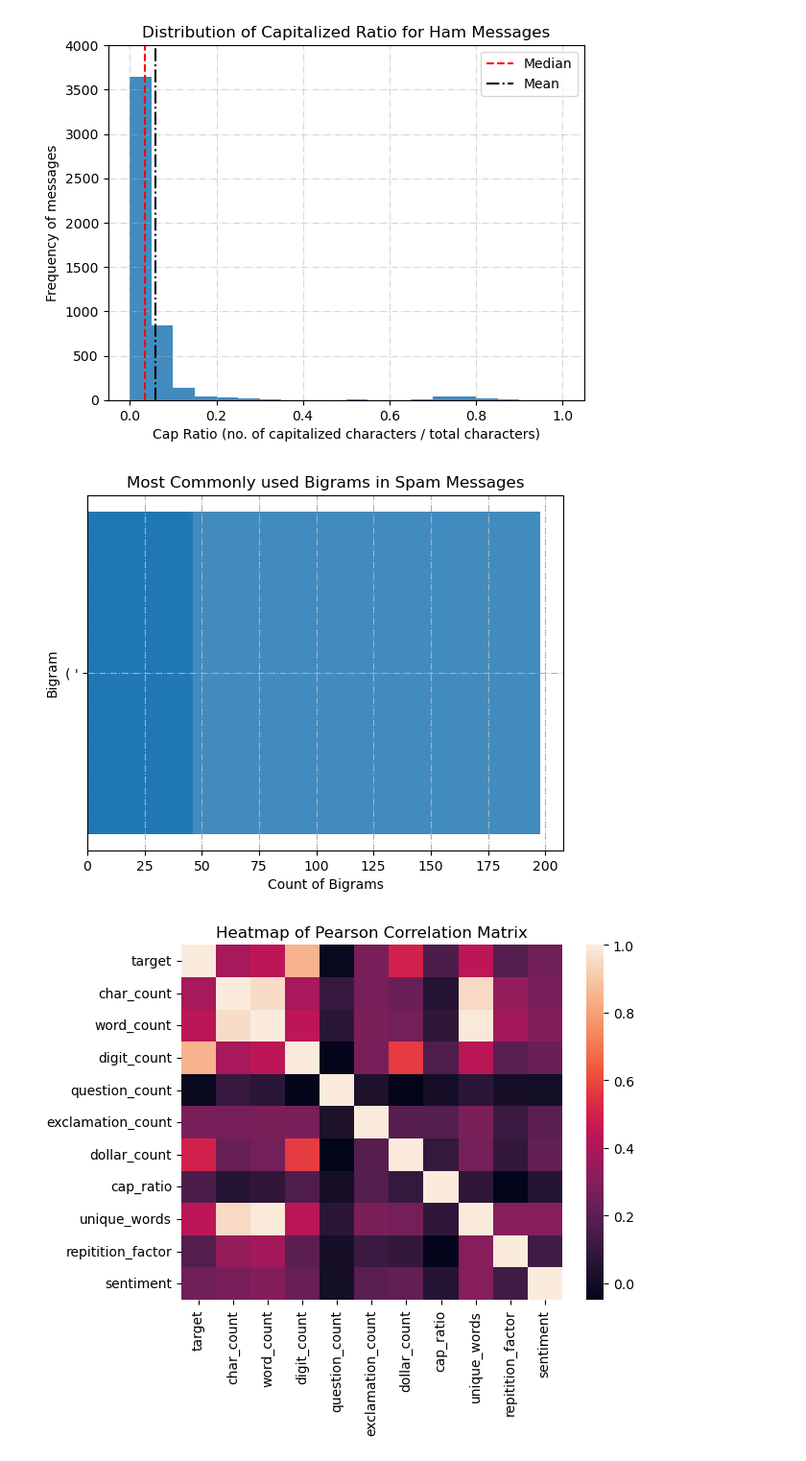
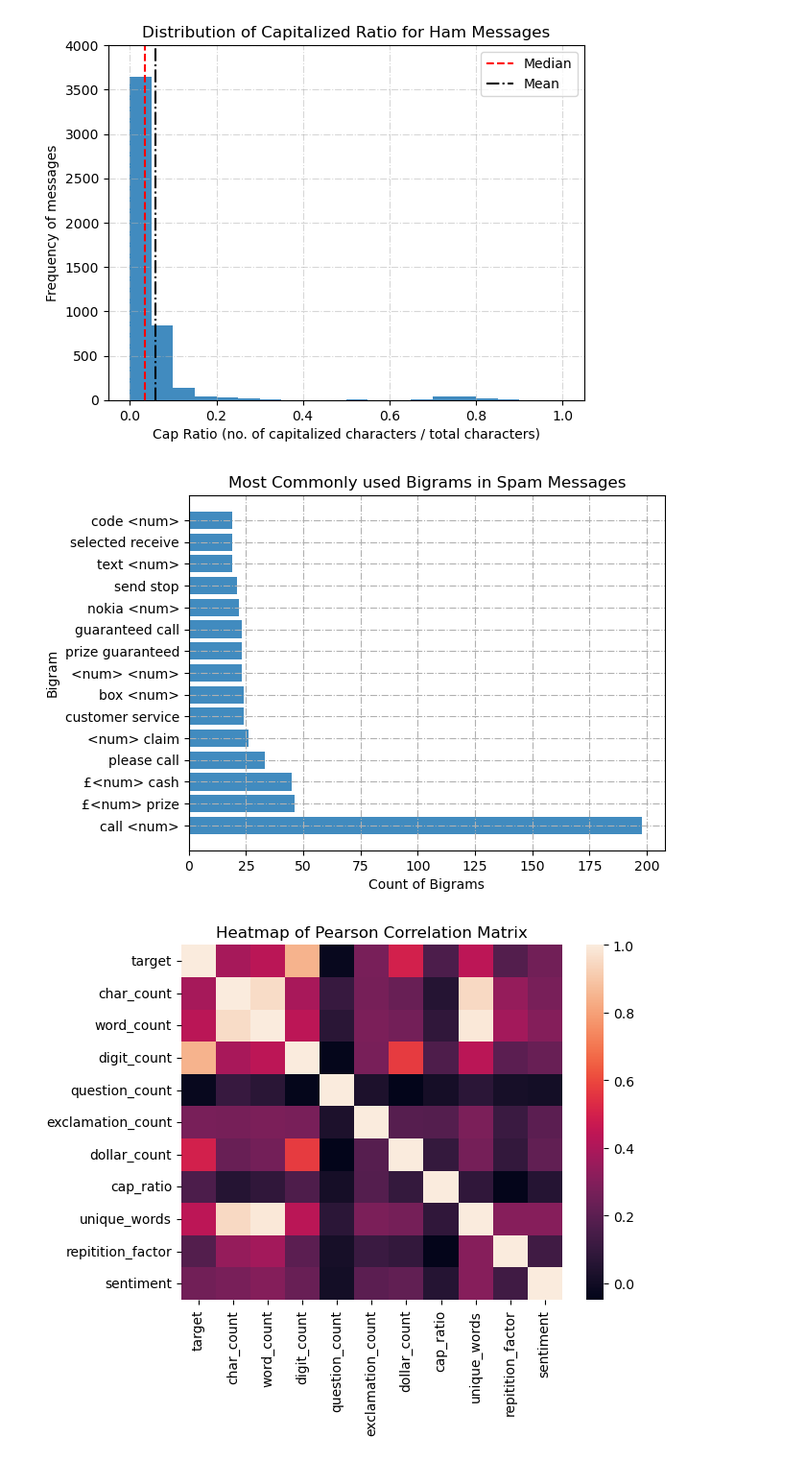
Before and after one commit to ibitec7/sms-scams, a Jupyter notebook: analysis.ipynb, the cells around one changed output. Shown at 96% size. Drawn from its saved outputs; the diff is of its cells as text; code cells hidden in the pictures.

```diff
--- a/analysis.ipynb
+++ b/analysis.ipynb
@@ -99,13 +97,14 @@ plt.show()
 [figure]
 # %%
 sample = df_spam_bigrams.sort_values(by="count",ascending=False).head(15)
+sample = sample.to_pandas()
 sample["bigram"] = sample["bigram"].apply(lambda x: x[0] + " " + x[1])
 plt.barh(y = sample["bigram"].values, width = sample["count"],alpha=0.85)
 plt.xlabel("Count of Bigrams")
 plt.title("Most Commonly used Bigrams in Spam Messages")
 plt.ylabel("Bigram")
 plt.grid(True,linestyle='-.')
 plt.savefig("analysis/spam_bigrams.png")
 plt.show()
 # %% [output]
-[figure, old version]
+[figure, new version]
```
Also changed, not shown: parts of 7 cells of this notebook.
